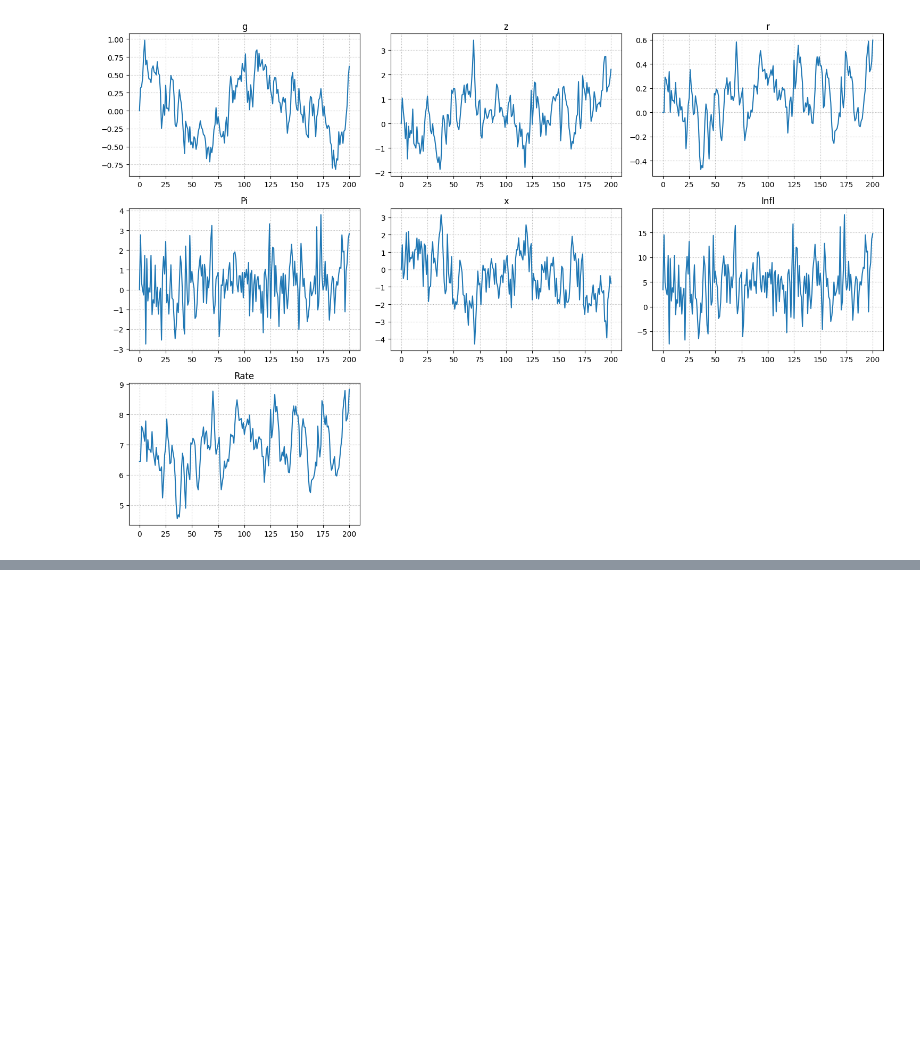
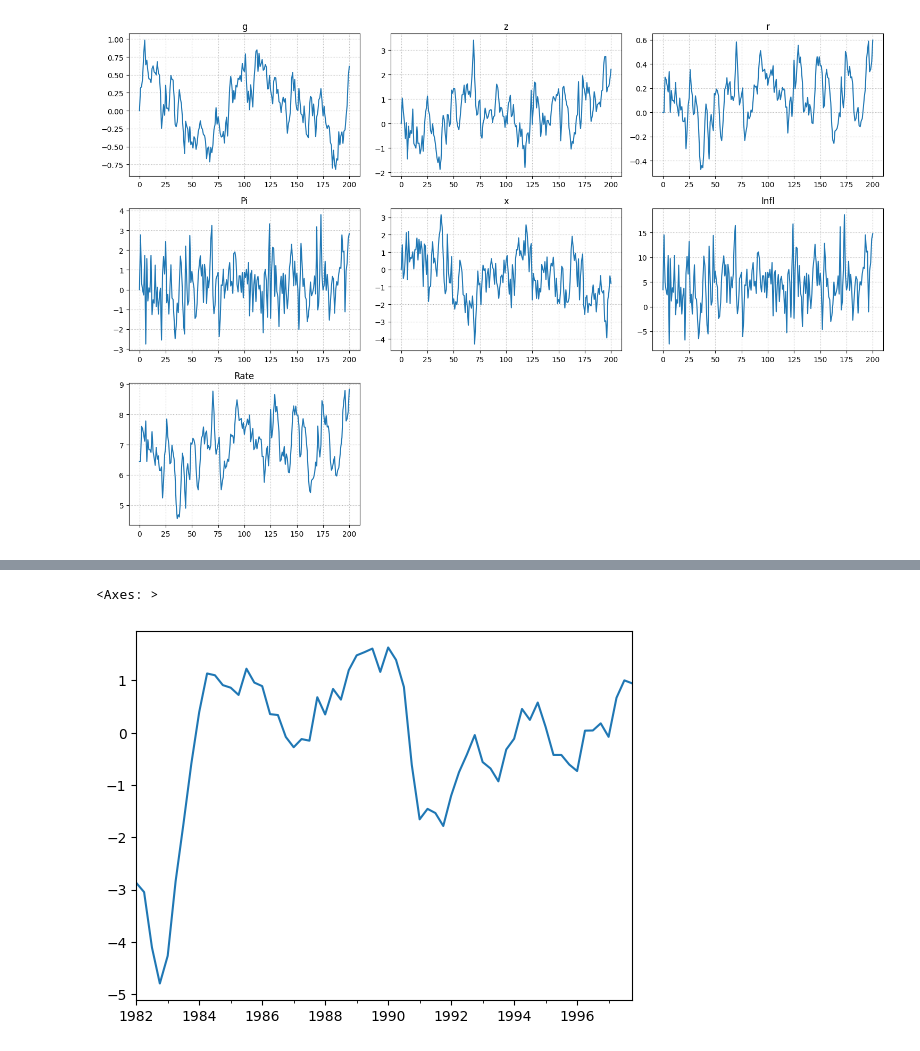
Before and after one commit to GongJr0/ThesisDraft, a Jupyter notebook: test.ipynb, the cells around one changed output, grey strips where cells are left out. Drawn from its saved outputs; the diff is of its cells as text; code cells hidden in the pictures; blank space fills up the shorter version.

```diff
--- a/test.ipynb
+++ b/test.ipynb
@@ -120,6 +123,11 @@ df["GDPC1"] = 100 * (np.log(df["GDPC1"]) - HP_two_sided(np.log(df["GDPC1"]), 160
 df["CPIAUCSL"] = 400 * np.log((df["CPIAUCSL"] / df["CPIAUCSL"].shift(1)).dropna())
 # %%
 df = df.loc[df.index >= "1982-01-01"]
+# %%
+df.GDPC1.plot()
+# %% [output]
+<Axes: >
+[figure, added]
 # %%
 x0 = [0.0, 0.0, df["FEDFUNDS"].iloc[0], df["CPIAUCSL"].iloc[0], df["GDPC1"].iloc[0]]
 solved.sim(T=df.shape[0], shocks=None, observables=True, x0=x0)
```
Also changed, not shown: parts of 3 cells of this notebook, 2 other files.
